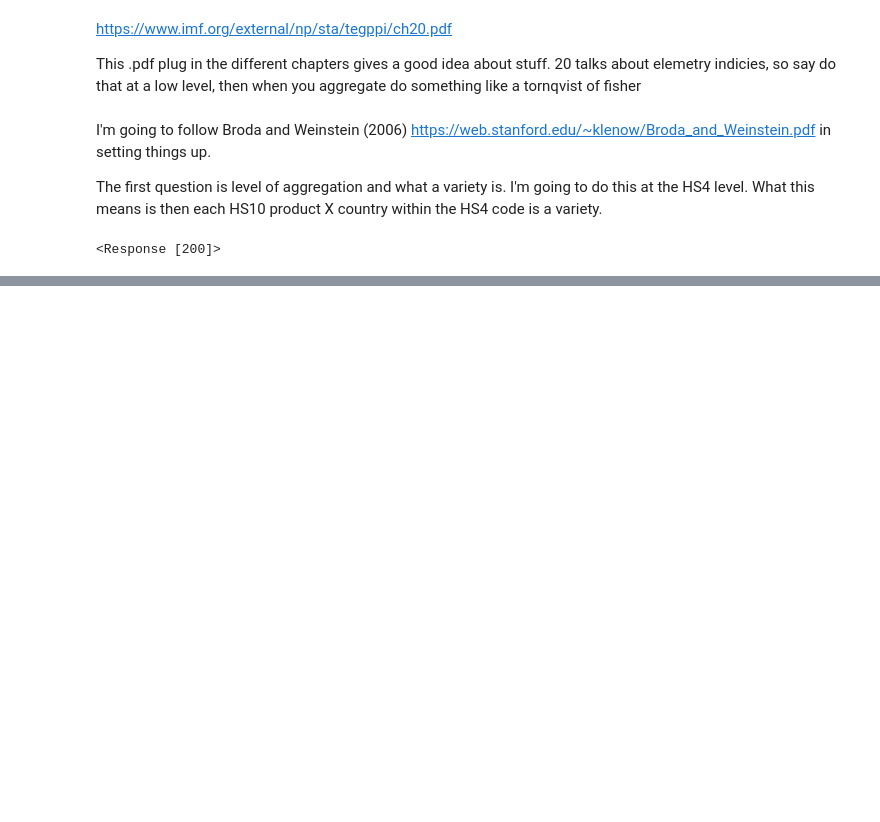
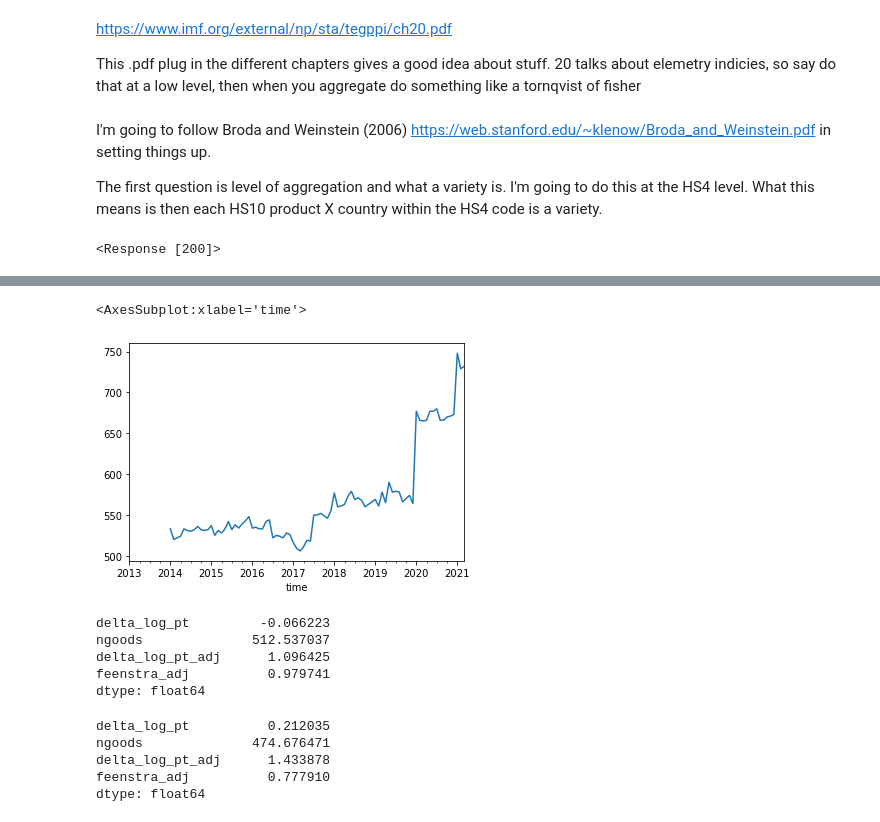
Before and after one commit to tradewartracker/trade-data-repo, a Jupyter notebook: scratch_pad/price-test.ipynb, the cells around one changed output, grey strips where cells are left out. Drawn from its saved outputs; the diff is of its cells as text; code cells hidden in the pictures; blank space fills up the shorter version.

```diff
--- a/scratch_pad/price-test.ipynb
+++ b/scratch_pad/price-test.ipynb
@@ -210,0 +206,21 @@ df[df["CTY_NAME"] == "TOTAL FOR ALL COUNTRIES"].head(50)
+# %%
+ptest.ngoods.plot()
+# %% [output]
+<AxesSubplot:xlabel='time'>
+[figure, added]
+# %%
+ptest.loc[:"2018-6"].mean()
+# %% [output]
+delta_log_pt         -0.066223
+ngoods              512.537037
+delta_log_pt_adj      1.096425
+feenstra_adj          0.979741
+dtype: float64
+# %%
+ptest.loc["2018-6":].mean()
+# %% [output]
+delta_log_pt          0.212035
+ngoods              474.676471
+delta_log_pt_adj      1.433878
+feenstra_adj          0.777910
+dtype: float64
```
Also changed, not shown: parts of 23 cells of this notebook, 2 other files.
